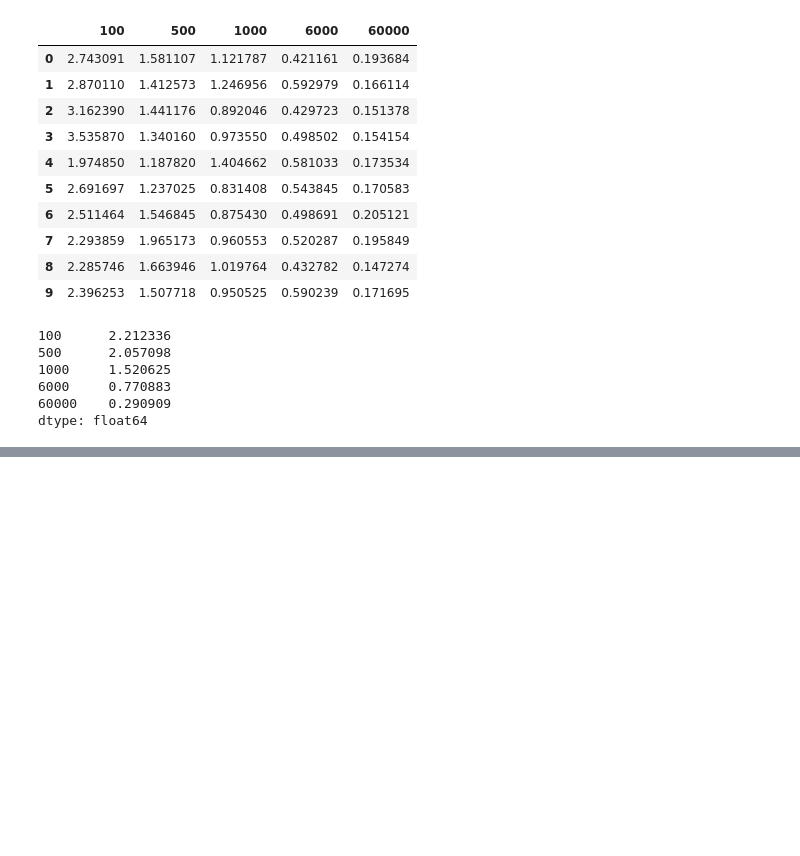
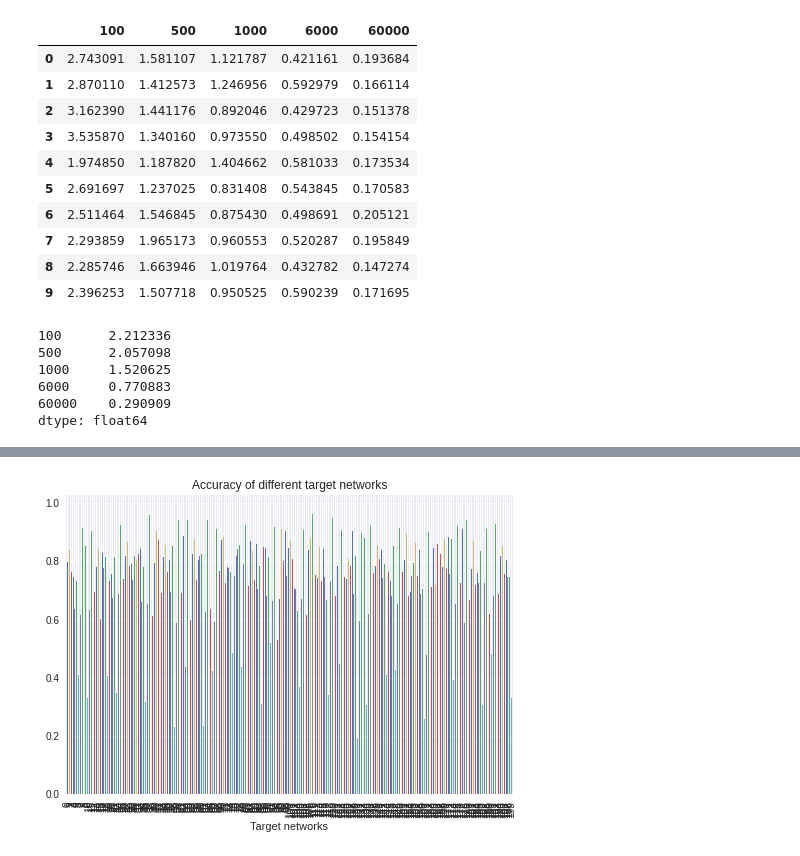
Before and after one commit to wwydmanski/hypernet-cnn, a Jupyter notebook: hypernet_training.ipynb, the cells around one changed output, grey strips where cells are left out. Saved outputs shown, nothing was run; the diff lists cells and outputs as text; code cells hidden in the pictures; blank space fills up the shorter version.

```diff
--- a/hypernet_training.ipynb
+++ b/hypernet_training.ipynb
@@ -926,0 +1137,7 @@ plt.plot(nodes, acc)
+# %%
+pd.DataFrame(class_precision).plot.bar()
+plt.title("Accuracy of different target networks")
+plt.xlabel("Target networks");
+plt.legend([]);
+# %% [output]
+[figure, added]
```
Also changed, not shown: parts of 51 cells of this notebook, 2 other files.
